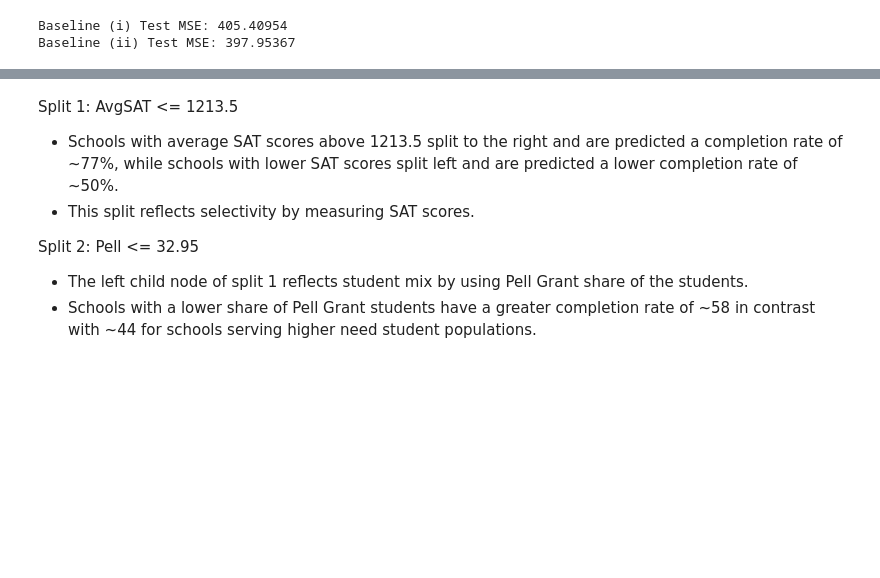
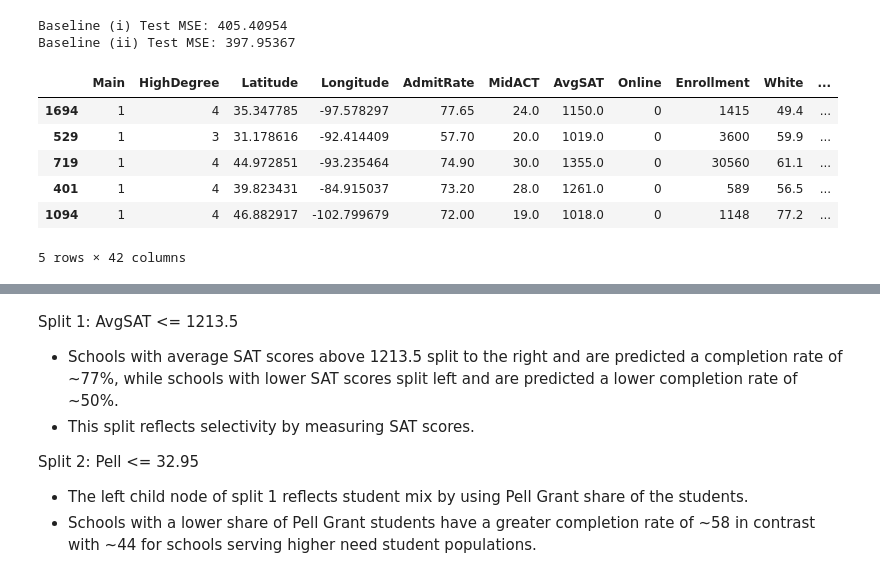
Before and after one commit to davidgraymi/CS598-PSL-MP3, a Jupyter notebook: main.ipynb, the cells around one changed output, grey strips where cells are left out. Drawn from its saved outputs; the diff is of its cells as text; code cells hidden in the pictures; blank space fills up the shorter version.

```diff
--- a/main.ipynb
+++ b/main.ipynb
@@ -71,12 +72,22 @@ Baseline (ii) Test MSE: 397.95367
 # %%
 # One hot encode categorical data
 train_df = pd.get_dummies(train_df, columns=modes.index, dtype=int)
 test_df = pd.get_dummies(test_df, columns=modes.index, dtype=int)
 
 X_train = train_df.drop(columns=['CompRate']).copy()
 y_train = train_df['CompRate'].copy()
 
 X_test = test_df.drop(columns=['CompRate']).copy()
 y_test = test_df['CompRate'].copy()
+
+train_df.head()
+# %% [output]
+|  | Main | HighDegree | Latitude | Longitude | AdmitRate | MidACT | AvgSAT | Online | Enrollment | White | ... |
+| 1694 | 1 | 4 | 35.347785 | -97.578297 | 77.65 | 24.0 | 1150.0 | 0 | 1415 | 49.4 | ... |
+| 529 | 1 | 3 | 31.178616 | -92.414409 | 57.70 | 20.0 | 1019.0 | 0 | 3600 | 59.9 | ... |
+| 719 | 1 | 4 | 44.972851 | -93.235464 | 74.90 | 30.0 | 1355.0 | 0 | 30560 | 61.1 | ... |
+| 401 | 1 | 4 | 39.823431 | -84.915037 | 73.20 | 28.0 | 1261.0 | 0 | 589 | 56.5 | ... |
+| 1094 | 1 | 4 | 46.882917 | -102.799679 | 72.00 | 19.0 | 1018.0 | 0 | 1148 | 77.2 | ... |
+5 rows × 42 columns
 # %%
 # b
```
Also changed, not shown: parts of 7 cells of this notebook.
